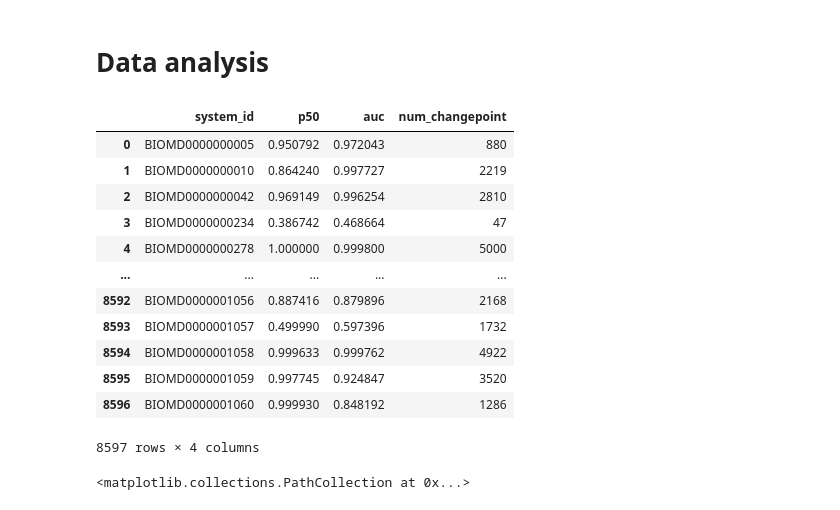
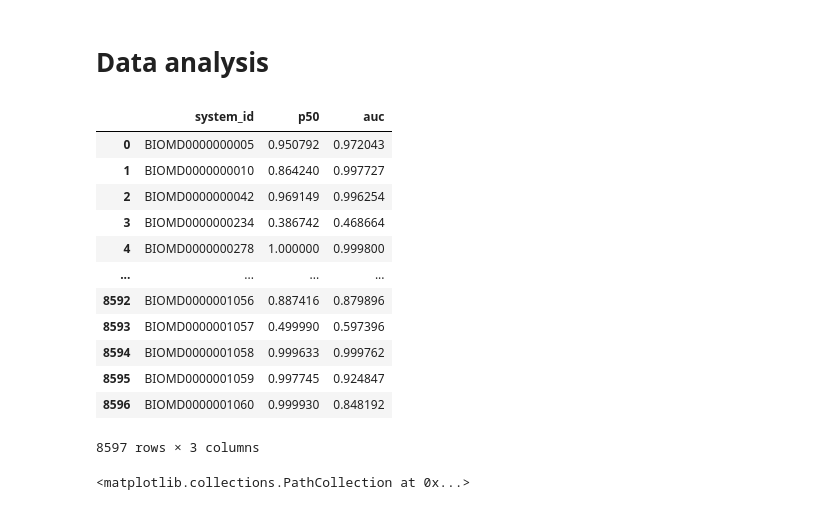
Before and after one commit to ModelEngineering/linearity_analysis, a Jupyter notebook: notebooks/psd_prediction_analysis.ipynb, the cells around one changed output. Cells and saved outputs as stored; diff of their text form; code cells hidden in the pictures.

```diff
--- a/notebooks/psd_prediction_analysis.ipynb
+++ b/notebooks/psd_prediction_analysis.ipynb
@@ -16,12 +18,12 @@ from src.piecewise_system_discovery import PiecewiseSystemDiscovery
 # Data analysis
 # %%
 def fileFilter(dct) -> bool:
-    if not "maxreduction" in dct:
+    if not cn.COL_MAX_FRACTIONAL_REDUCTION in dct:
         return False
-    if dct["maxreduction"] !=  1e-5:
+    if dct[cn.COL_MAX_FRACTIONAL_REDUCTION] !=  1e-5:
         pass
         #return False
-    if dct["repeat"] > 1:
+    if dct[cn.COL_REPEAT] > 1:
         pass
         #return False
     return True
@@ -32,23 +34,23 @@ def dataframeFilter(df, dct) -> pd.DataFrame:
 # %%
 df = PSDPredictionFileIterator.query(file_filter=fileFilter, data_frame_filter=dataframeFilter,
         is_guard_filename=True)
 #df = df [ df[cn.COL_SYSTEM_ID] == "BIOMD0000000297"]
 df = df.reset_index()
-df[[cn.COL_SYSTEM_ID, cn.COL_P50, cn.COL_AUC, cn.COL_NUM_CHANGEPOINT]]
+df[[cn.COL_SYSTEM_ID, cn.COL_P50, cn.COL_AUC]]
 # %% [output]
-|  | system_id | p50 | auc | num_changepoint |
-| 0 | BIOMD0000000005 | 0.950792 | 0.972043 | 880 |
-| 1 | BIOMD0000000010 | 0.864240 | 0.997727 | 2219 |
-| 2 | BIOMD0000000042 | 0.969149 | 0.996254 | 2810 |
-| 3 | BIOMD0000000234 | 0.386742 | 0.468664 | 47 |
-| 4 | BIOMD0000000278 | 1.000000 | 0.999800 | 5000 |
-| ... | ... | ... | ... | ... |
-| 8592 | BIOMD0000001056 | 0.887416 | 0.879896 | 2168 |
-| 8593 | BIOMD0000001057 | 0.499990 | 0.597396 | 1732 |
-| 8594 | BIOMD0000001058 | 0.999633 | 0.999762 | 4922 |
-| 8595 | BIOMD0000001059 | 0.997745 | 0.924847 | 3520 |
-| 8596 | BIOMD0000001060 | 0.999930 | 0.848192 | 1286 |
+|  | system_id | p50 | auc |
+| 0 | BIOMD0000000005 | 0.950792 | 0.972043 |
+| 1 | BIOMD0000000010 | 0.864240 | 0.997727 |
+| 2 | BIOMD0000000042 | 0.969149 | 0.996254 |
+| 3 | BIOMD0000000234 | 0.386742 | 0.468664 |
+| 4 | BIOMD0000000278 | 1.000000 | 0.999800 |
+| ... | ... | ... | ... |
+| 8592 | BIOMD0000001056 | 0.887416 | 0.879896 |
+| 8593 | BIOMD0000001057 | 0.499990 | 0.597396 |
+| 8594 | BIOMD0000001058 | 0.999633 | 0.999762 |
+| 8595 | BIOMD0000001059 | 0.997745 | 0.924847 |
+| 8596 | BIOMD0000001060 | 0.999930 | 0.848192 |
-8597 rows × 4 columns
+8597 rows × 3 columns
 # %%
 plt.scatter(df[cn.COL_AUC].values, df[cn.COL_P50].values)
 # %% [output]
```
Also changed, not shown: parts of 7 cells of this notebook, 1 other file.
